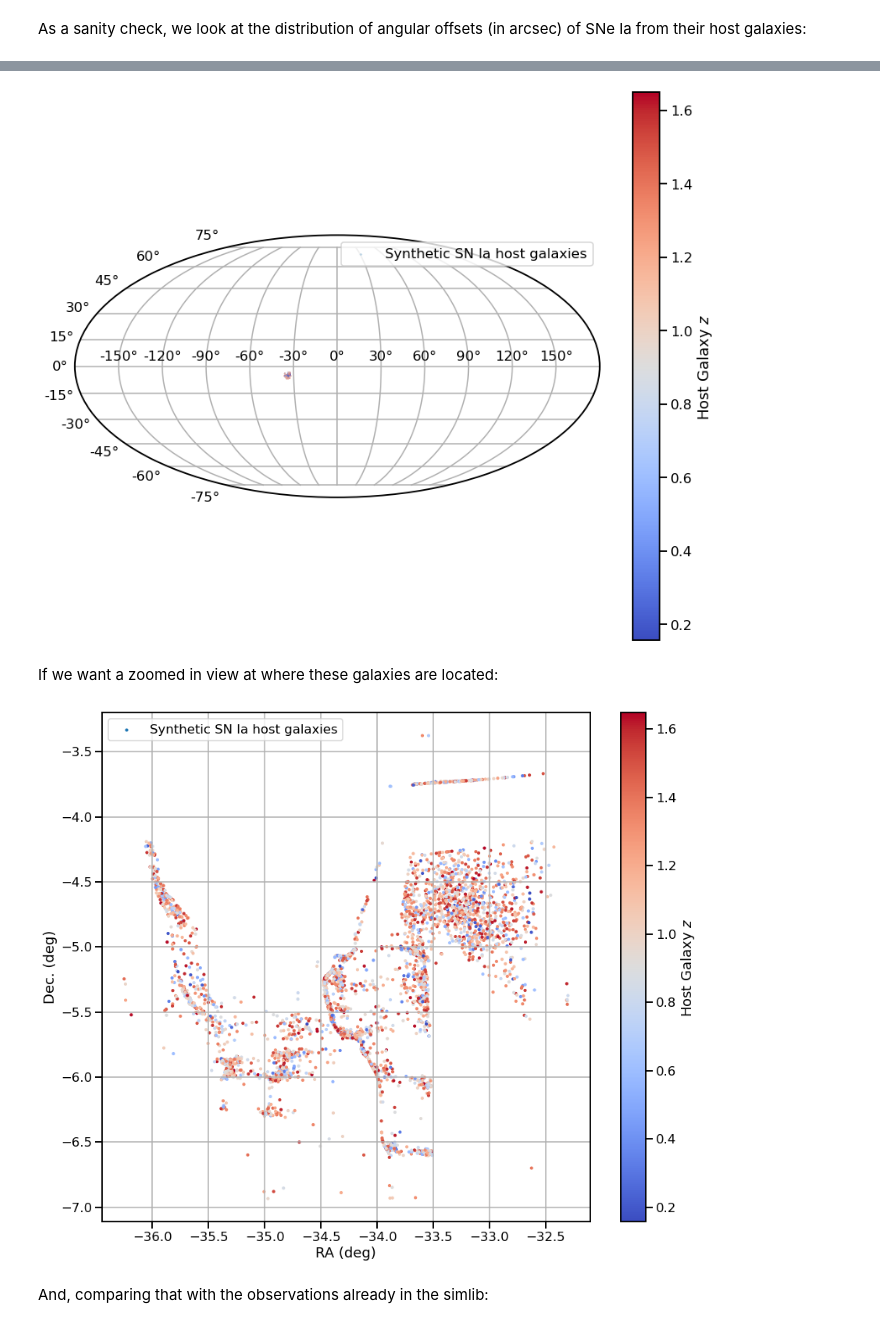
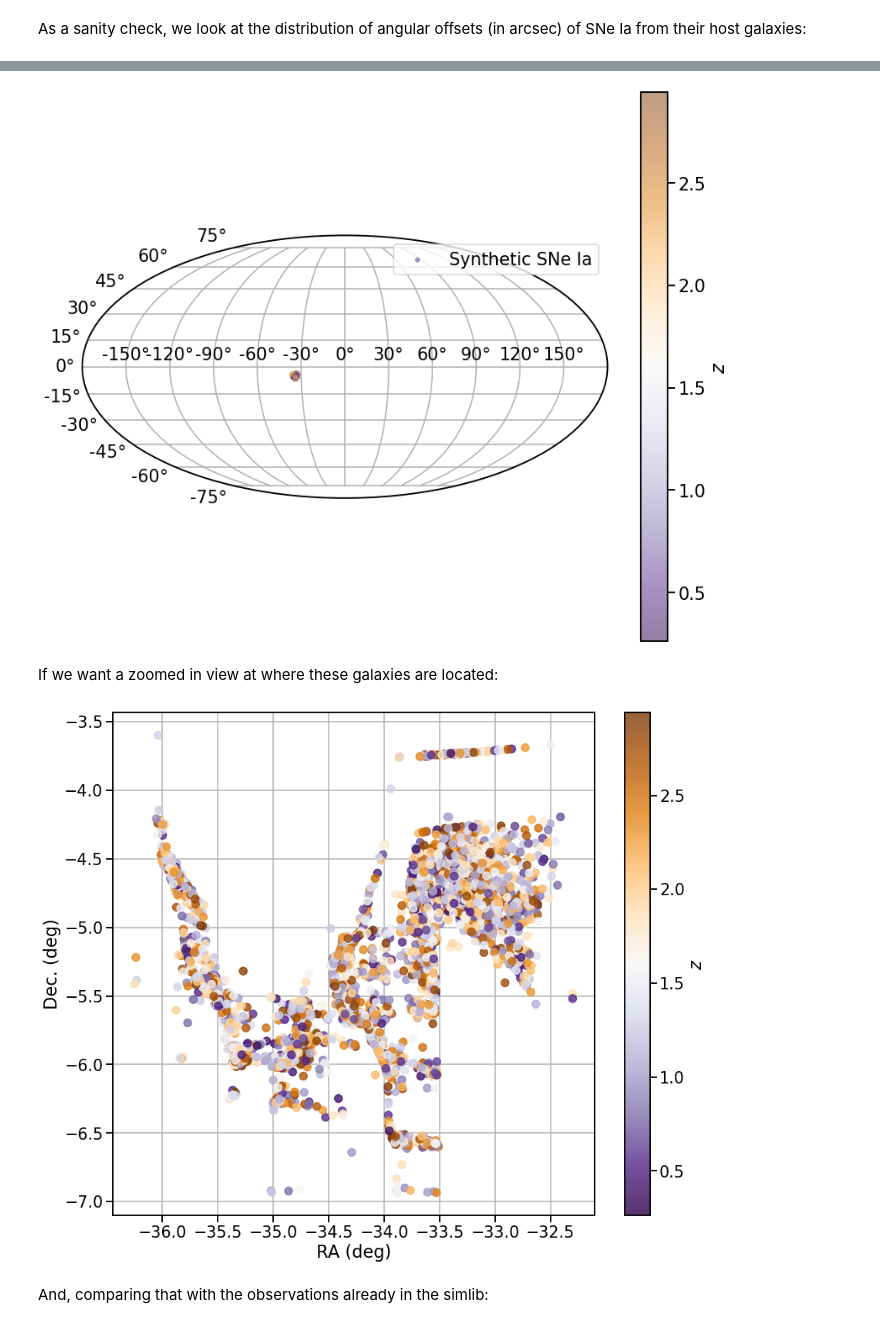
Before and after one commit to LSSTDESC/transient-host-sims, a Jupyter notebook: notebooks/SCOTCH_walkthroughs.ipynb, the cells around one changed output, grey strips where cells are left out. Saved outputs shown, nothing was run; the diff lists cells and outputs as text; code cells hidden in the pictures.

```diff
--- a/notebooks/SCOTCH_walkthroughs.ipynb
+++ b/notebooks/SCOTCH_walkthroughs.ipynb
@@ -20,7 +20,7 @@ import optax
 from pzflow import Flow
 from scipy import interpolate
 
-scotch = h5py.File("/Users/agagliano/Documents/Research/SCOTCH/data/scotchtestfile.hdf5", "r")
+scotch = h5py.File("/Users/agagliano/Documents/Research/SCOTCH/data/scotch10k_z3.hdf5", "r")
 # %% [markdown]
 The catalogue contains two tables: one focusing on the properties of simulated optical transients, and one focusing on the properties of their hosts.
 # %%
@@ -56,7 +52,7 @@ Now let's plot the stellar mass and star-formation rates of each host galaxy pop
 sns.set_context("talk",font_scale=1.25)
 
 zmin = 0
-zmax = 2
+zmax = 3
 
 fig, axs = plt.subplots(nrows=3, ncols=3, figsize=(14, 14), sharex=True, sharey=True)
 plt.subplots_adjust(hspace=0.2, wspace=0.1)
@@ -443,31 +443,35 @@ Hmm, not sure why they're identical...Anyway let's now place the host galaxies i
 # %%
+import cmasher as cmr
+cmap = 'PuOr_r'
+
 fig = plt.figure(figsize=(14,12))
 ra = coord.Angle(ddf2_transients['RA_host'], unit=u.deg)
 dec =  coord.Angle(ddf2_transients['Dec_host'], unit=u.deg)
 
 ax = fig.add_subplot(111, projection="mollweide")
-g = ax.scatter(-ra.radian, dec.radian, c=ddf2_transients['z_host'], cmap='coolwarm', label='Synthetic SN Ia host galaxies', s=0.1)
+g = ax.scatter(-ra.radian, dec.radian, c=ddf2_transients['z_host'], cmap=cmap, label='Synthetic SNe Ia',alpha=0.5, s=20)
 cbar = plt.colorbar(g)
-cbar.set_label(r"Host Galaxy $z$")
+cbar.set_label(r"$z$")
 ax.grid(True)
 plt.legend();
+plt.savefig("/Users/agagliano/Documents/Research/SCOTCH/published_transient_repo/transient-host-sims/plots/Mollweide_DDF_Simulated.png",dpi=200,bbox_inches='tight')
 # %% [output]
-[figure, old version]
+[figure, new version]
 # %% [markdown]
 If we want a zoomed in view at where these galaxies are located:
 # %%
 fig = plt.figure(figsize=(14,12))
 ra = coord.Angle(ddf2_transients['RA_host'], unit=u.deg)
 dec =  coord.Angle(ddf2_transients['Dec_host'], unit=u.deg)
-g = plt.scatter(-ra.deg, dec.deg, c=ddf2_transients['z_host'], cmap='coolwarm', label='Synthetic SN Ia host galaxies', s=7)
+g = plt.scatter(-ra.deg, dec.deg, c=ddf2_transients['z_host'], cmap=cmap,  s=100,alpha=0.8, zorder=100)
 cbar = plt.colorbar(g)
-cbar.set_label(r"Host Galaxy $z$")
+cbar.set_label(r"$z$")
 plt.grid(True)
 plt.xlabel("RA (deg)")
 plt.ylabel("Dec. (deg)")
-plt.legend();
+plt.savefig("/Users/agagliano/Documents/Research/SCOTCH/published_transient_repo/transient-host-sims/plots/DDF_ZoomIn.png",dpi=200,bbox_inches='tight')
 # %% [output]
-[figure, old version]
+[figure, new version]
 # %% [markdown]
 And, comparing that with the observations already in the simlib:
 # %%
```
Also changed, not shown: parts of 14 cells of this notebook, 5 other files.
